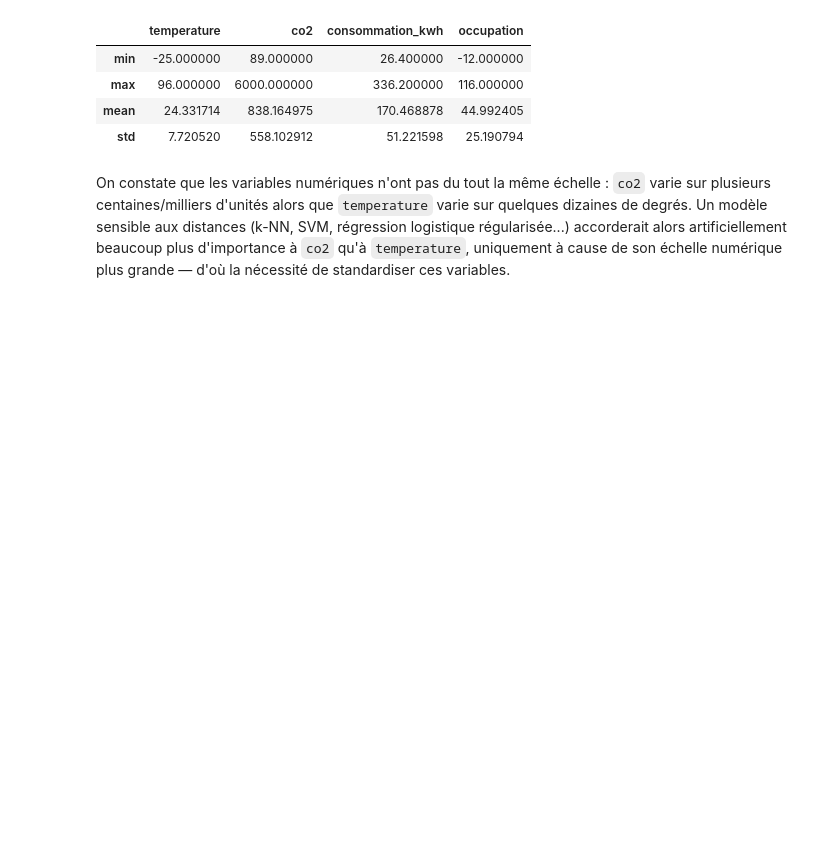
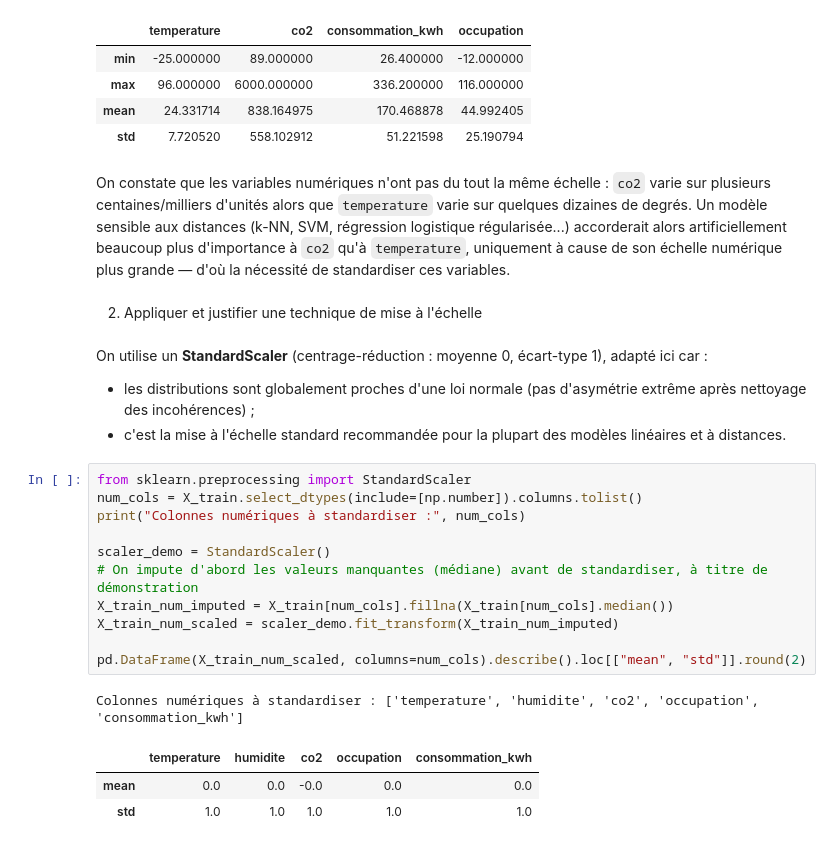
Before and after one commit to Youssoupha-ndiaye/atelier_pr-parations_donn-es_ODC_IA, a Jupyter notebook: atelier_prepa_donnees_tab/notebooks/atelier_prepa_donnees_tab.ipynb, the cells around one changed output. Cells and saved outputs as stored; diff of their text form; blank space fills up the shorter version.

Commit message:
Partie 5 – 2) application et justification d'une technique de mise à l'echelle

```diff
--- a/atelier_prepa_donnees_tab/notebooks/atelier_prepa_donnees_tab.ipynb
+++ b/atelier_prepa_donnees_tab/notebooks/atelier_prepa_donnees_tab.ipynb
@@ -750,3 +750,27 @@ sur plusieurs centaines/milliers d'unités alors que `temperature` varie sur que
 degrés. Un modèle sensible aux distances (k-NN, SVM, régression logistique régularisée...)
 accorderait alors artificiellement beaucoup plus d'importance à `co2` qu'à `temperature`, uniquement
 à cause de son échelle numérique plus grande — d'où la nécessité de standardiser ces variables.
+# %% [markdown]
+2) Appliquer et justifier une technique de mise à l'échelle
+# %% [markdown]
+On utilise un **StandardScaler** (centrage-réduction : moyenne 0, écart-type 1), adapté ici car :
+- les distributions sont globalement proches d'une loi normale (pas d'asymétrie extrême après
+  nettoyage des incohérences) ;
+- c'est la mise à l'échelle standard recommandée pour la plupart des modèles linéaires et à
+  distances.
+# %%
+from sklearn.preprocessing import StandardScaler
+num_cols = X_train.select_dtypes(include=[np.number]).columns.tolist()
+print("Colonnes numériques à standardiser :", num_cols)
+
+scaler_demo = StandardScaler()
+# On impute d'abord les valeurs manquantes (médiane) avant de standardiser, à titre de démonstration
+X_train_num_imputed = X_train[num_cols].fillna(X_train[num_cols].median())
+X_train_num_scaled = scaler_demo.fit_transform(X_train_num_imputed)
+
+pd.DataFrame(X_train_num_scaled, columns=num_cols).describe().loc[["mean", "std"]].round(2)
+# %% [output]
+Colonnes numériques à standardiser : ['temperature', 'humidite', 'co2', 'occupation', 'consommation_kwh']
+|  | temperature | humidite | co2 | occupation | consommation_kwh |
+| mean | 0.0 | 0.0 | -0.0 | 0.0 | 0.0 |
+| std | 1.0 | 1.0 | 1.0 | 1.0 | 1.0 |
```
